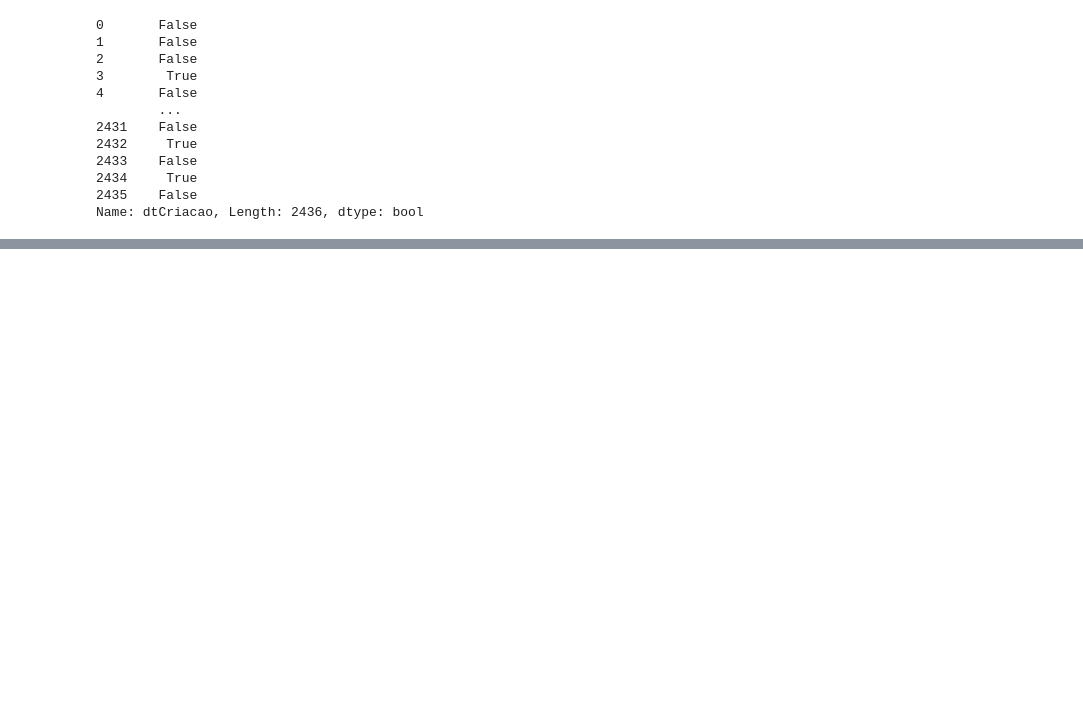
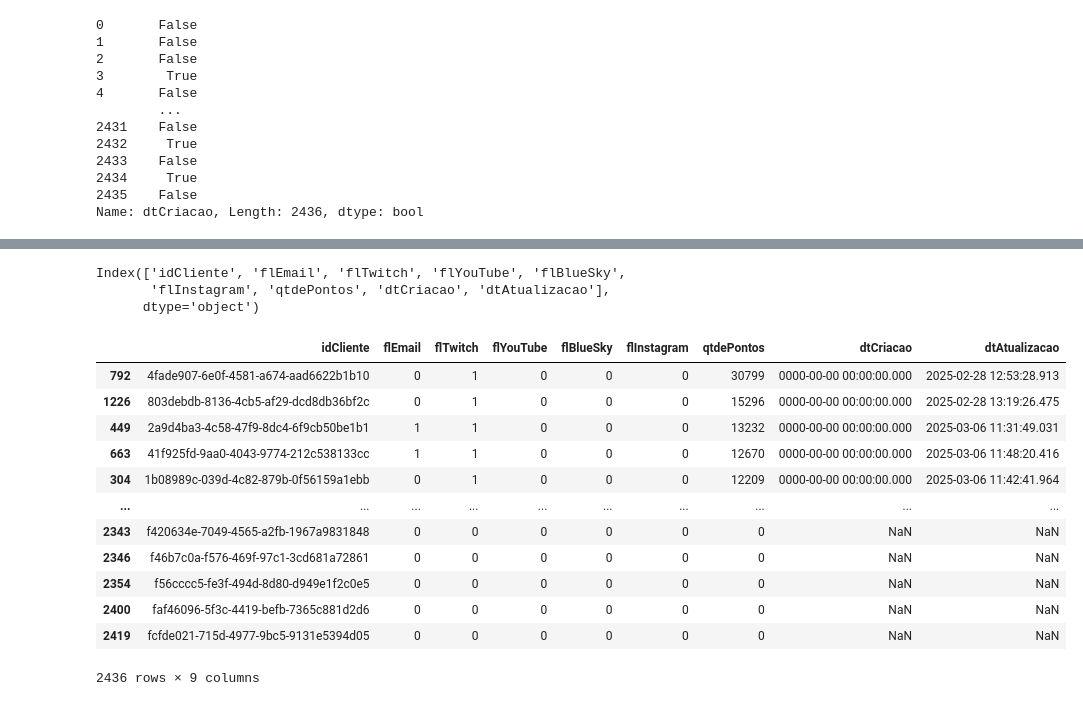
Before and after one commit to jxxtino/ds-basics, a Jupyter notebook: notebooks/pandas-tmw/tmw_pandas.ipynb, the cells around one changed output, grey strips where cells are left out. Cells and saved outputs as stored; diff of their text form; code cells hidden in the pictures; blank space fills up the shorter version.

Commit message:
ordering and creating colums: tmw pandas

```diff
--- a/notebooks/pandas-tmw/tmw_pandas.ipynb
+++ b/notebooks/pandas-tmw/tmw_pandas.ipynb
@@ -175,0 +276,33 @@ Name: dtCriacao, Length: 2436, dtype: bool
+# %%
+df = pd.read_csv("../../data/data-tmw/clientes.csv")
+
+# sorting a Serie()
+df["qtdePontos"].sort_values()
+
+# sorting a DataFrame by={column}
+df.sort_values(by="qtdePontos", ascending=False).head(5) # this return a new DF
+
+# getting the id's
+top_5 = (df.sort_values(by="qtdePontos", ascending=False)
+            .head(5)["idCliente"])
+# %% [output]
+Index(['idCliente', 'flEmail', 'flTwitch', 'flYouTube', 'flBlueSky',
+       'flInstagram', 'qtdePontos', 'dtCriacao', 'dtAtualizacao'],
+      dtype='object')
+# %%
+# sorting and organizing using two columns
+df.sort_values(by=["qtdePontos", "dtCriacao"], ascending=[False,True])
+# %% [output]
+|  | idCliente | flEmail | flTwitch | flYouTube | flBlueSky | flInstagram | qtdePontos | dtCriacao | dtAtualizacao |
+| 792 | 4fade907-6e0f-4581-a674-aad6622b1b10 | 0 | 1 | 0 | 0 | 0 | 30799 | 0000-00-00 00:00:00.000 | 2025-02-28 12:53:28.913 |
+| 1226 | 803debdb-8136-4cb5-af29-dcd8db36bf2c | 0 | 1 | 0 | 0 | 0 | 15296 | 0000-00-00 00:00:00.000 | 2025-02-28 13:19:26.475 |
+| 449 | 2a9d4ba3-4c58-47f9-8dc4-6f9cb50be1b1 | 1 | 1 | 0 | 0 | 0 | 13232 | 0000-00-00 00:00:00.000 | 2025-03-06 11:31:49.031 |
+| 663 | 41f925fd-9aa0-4043-9774-212c538133cc | 1 | 1 | 0 | 0 | 0 | 12670 | 0000-00-00 00:00:00.000 | 2025-03-06 11:48:20.416 |
+| 304 | 1b08989c-039d-4c82-879b-0f56159a1ebb | 0 | 1 | 0 | 0 | 0 | 12209 | 0000-00-00 00:00:00.000 | 2025-03-06 11:42:41.964 |
+| ... | ... | ... | ... | ... | ... | ... | ... | ... | ... |
+| 2343 | f420634e-7049-4565-a2fb-1967a9831848 | 0 | 0 | 0 | 0 | 0 | 0 | NaN | NaN |
+| 2346 | f46b7c0a-f576-469f-97c1-3cd681a72861 | 0 | 0 | 0 | 0 | 0 | 0 | NaN | NaN |
+| 2354 | f56cccc5-fe3f-494d-8d80-d949e1f2c0e5 | 0 | 0 | 0 | 0 | 0 | 0 | NaN | NaN |
+| 2400 | faf46096-5f3c-4419-befb-7365c881d2d6 | 0 | 0 | 0 | 0 | 0 | 0 | NaN | NaN |
+| 2419 | fcfde021-715d-4977-9bc5-9131e5394d05 | 0 | 0 | 0 | 0 | 0 | 0 | NaN | NaN |
+2436 rows × 9 columns
```
Also changed, not shown: parts of 12 cells of this notebook.
